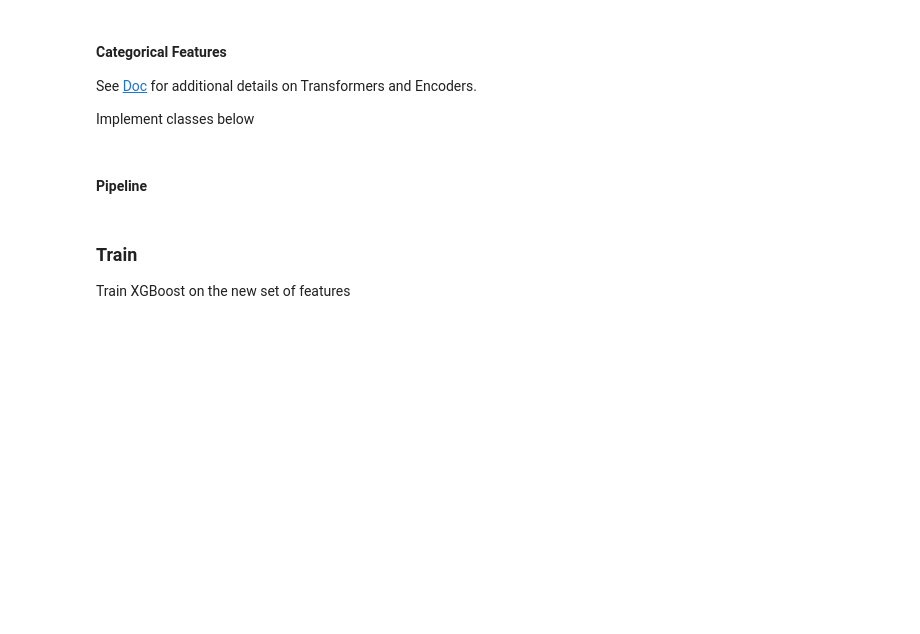
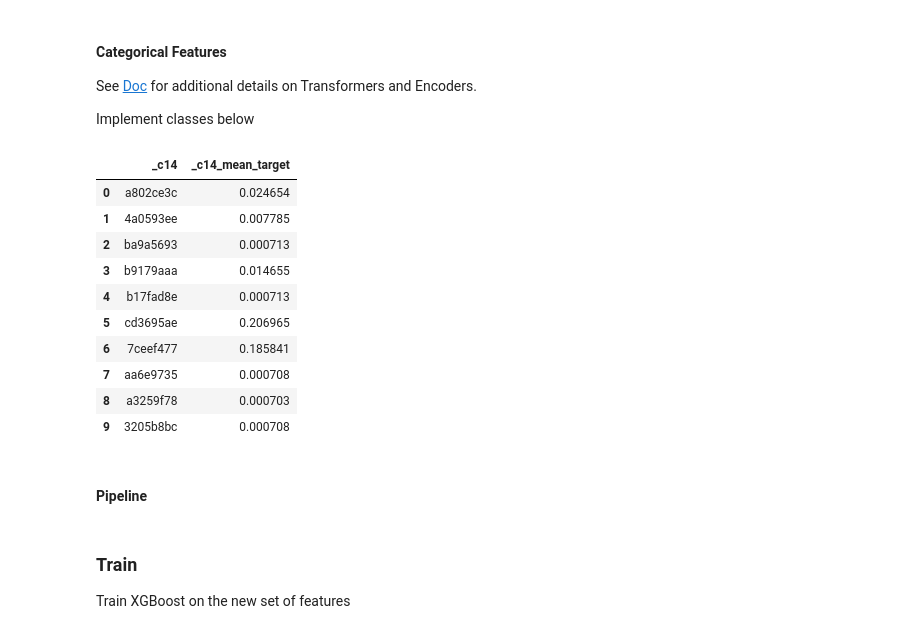
Before and after one commit to maxkvant/MLBD, a Jupyter notebook: gradient_boosting/notebooks/xgboost.ipynb, the cells around one changed output. Drawn from its saved outputs; the diff is of its cells as text; code cells hidden in the pictures; blank space fills up the shorter version.

Commit message:
stated imlementing mean target encoding

```diff
--- a/gradient_boosting/notebooks/xgboost.ipynb
+++ b/gradient_boosting/notebooks/xgboost.ipynb
@@ -274,12 +287,37 @@ class MeanTargetEncoderModel(pyspark.ml.Model):
 
 # Estimator
 class MeanTargetEncoder(pyspark.ml.Estimator):
+    def __init__(self, inputCol, targetCol, featuresCol):
+        self.input_col    = inputCol
+        self.target_col   = targetCol
+        self.features_col = featuresCol
+        self.alpha       = 0.1
 
-    def __init__(self, inputCol, targetCol, featuresCol):
-        pass
+    def fit(self, df):
+        d = df.select(self.input_col).distinct().count()
 
-    def fit(self):
-        pass
+        target_values = df \
+            .groupby(self.input_col) \
+            .agg(F.count(self.input_col).alias('target_count'),
+                 F.sum(self.target_col).alias('target_sum')) \
+            .withColumn(self.features_col,
+                        (F.col('target_sum') + self.alpha) / (F.col('target_count') + self.alpha * d)) \
+            .drop('target_count', 'target_sum')
+        return target_values
+# %%
+MeanTargetEncoder(inputCol='_c14', targetCol='_c0', featuresCol='_c14_mean_target').fit(df).limit(10).toPandas()
+# %% [output]
+|  | _c14 | _c14_mean_target |
+| 0 | a802ce3c | 0.024654 |
+| 1 | 4a0593ee | 0.007785 |
+| 2 | ba9a5693 | 0.000713 |
+| 3 | b9179aaa | 0.014655 |
+| 4 | b17fad8e | 0.000713 |
+| 5 | cd3695ae | 0.206965 |
+| 6 | 7ceef477 | 0.185841 |
+| 7 | aa6e9735 | 0.000708 |
+| 8 | a3259f78 | 0.000703 |
+| 9 | 3205b8bc | 0.000708 |
 # %% [markdown]
 #### Pipeline
 # %%
```
Also changed, not shown: parts of 7 cells of this notebook.
